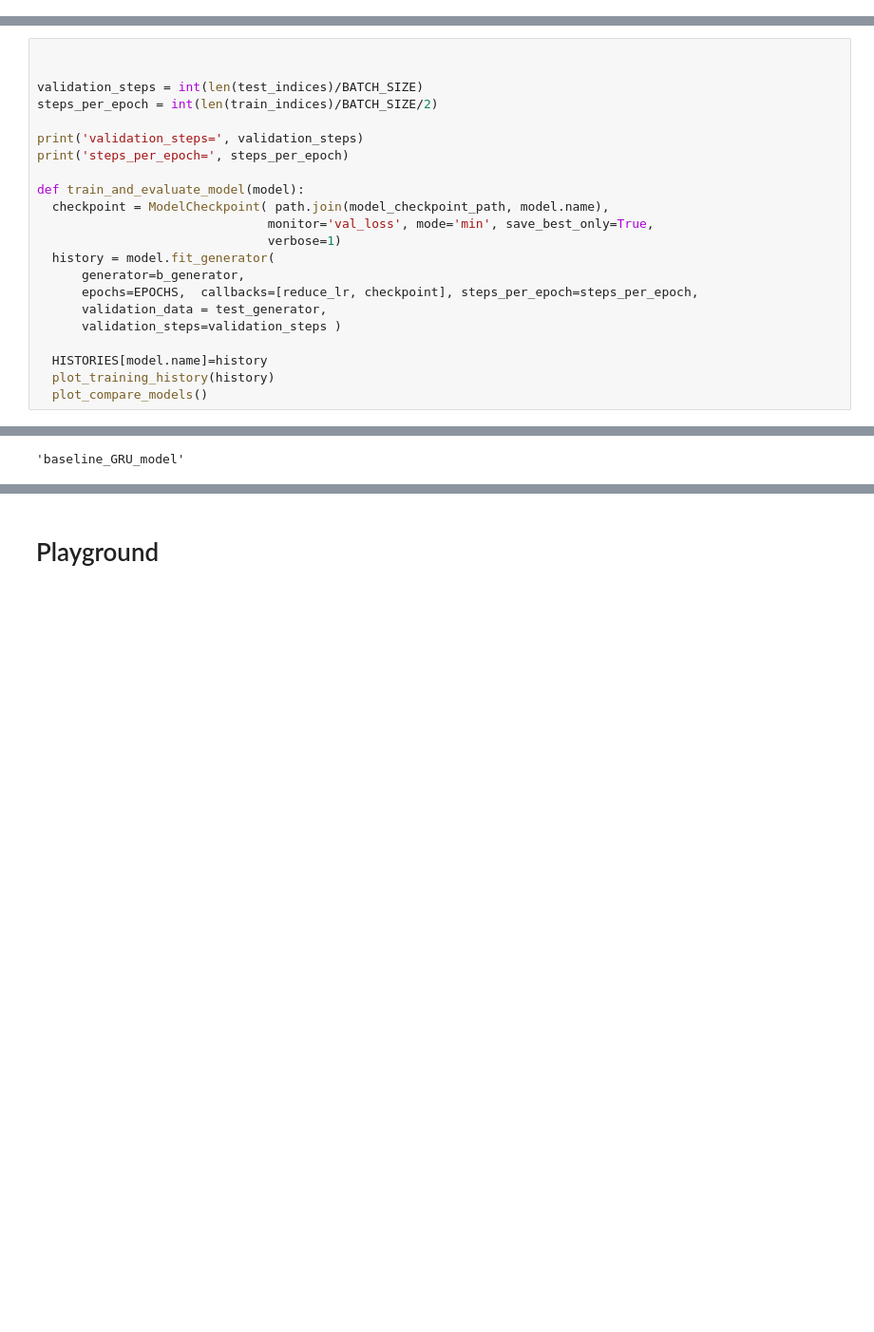
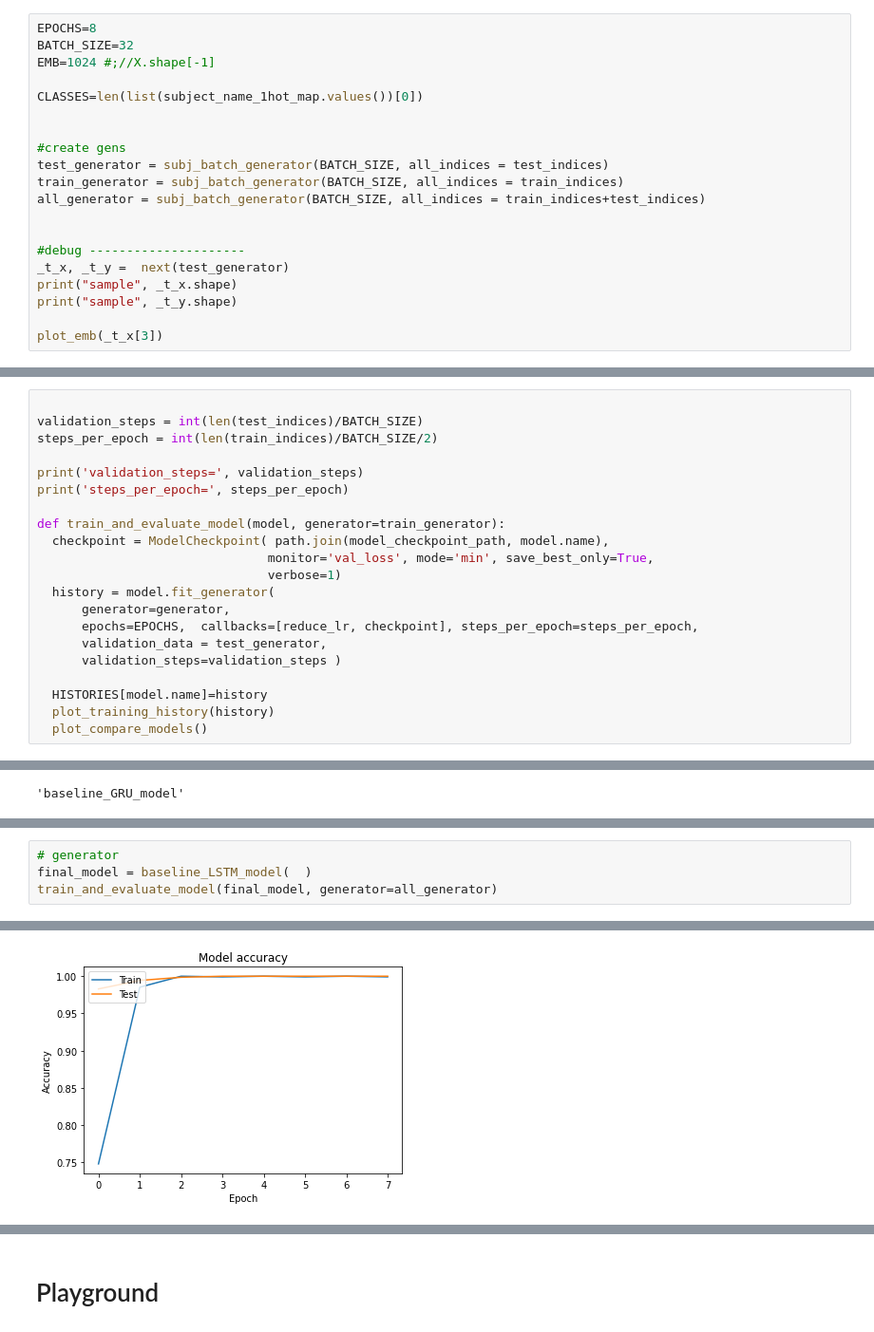
Before and after one commit to nemoware/analyser, a Jupyter notebook: notebooks/TF_subjects.ipynb, the cells around one changed output, grey strips where cells are left out. Shown at 95% size. Drawn from its saved outputs; the diff is of its cells as text; blank space fills up the shorter version.

```diff
--- a/notebooks/TF_subjects.ipynb
+++ b/notebooks/TF_subjects.ipynb
@@ -357,3 +346,23 @@ plot_emb(_t_x[3])
+# %%
+EPOCHS=8
+BATCH_SIZE=32
+EMB=1024 #;//X.shape[-1]
+
+CLASSES=len(list(subject_name_1hot_map.values())[0])
+
+
+#create gens
+test_generator = subj_batch_generator(BATCH_SIZE, all_indices = test_indices)
+train_generator = subj_batch_generator(BATCH_SIZE, all_indices = train_indices)
+all_generator = subj_batch_generator(BATCH_SIZE, all_indices = train_indices+test_indices)
+
+
+#debug ---------------------
+_t_x, _t_y =  next(test_generator)
+print("sample", _t_x.shape)
+print("sample", _t_y.shape)
+
+plot_emb(_t_x[3])
 # %% [markdown]
 # Build Models
 # %% [markdown]
@@ -428,7 +425,6 @@ b_generator = subj_batch_generator(BATCH_SIZE)
 # %% [output]
 model_checkpoint_path /content/drive/My Drive/GazpromOil/trainsets/checkpoints/1_1_19
 # %%
-
 
 validation_steps = int(len(test_indices)/BATCH_SIZE)
 steps_per_epoch = int(len(train_indices)/BATCH_SIZE/2)
@@ -436,12 +432,12 @@ steps_per_epoch = int(len(train_indices)/BATCH_SIZE/2)
 print('validation_steps=', validation_steps)
 print('steps_per_epoch=', steps_per_epoch)
 
-def train_and_evaluate_model(model):
+def train_and_evaluate_model(model, generator=train_generator):
   checkpoint = ModelCheckpoint( path.join(model_checkpoint_path, model.name),
                                monitor='val_loss', mode='min', save_best_only=True,
                                verbose=1)
   history = model.fit_generator(
-      generator=b_generator,
+      generator=generator,
       epochs=EPOCHS,  callbacks=[reduce_lr, checkpoint], steps_per_epoch=steps_per_epoch,
       validation_data = test_generator,
       validation_steps=validation_steps )
@@ -634,0 +633,5 @@ model.evaluate_generator(generator=b_generator, steps=100)
+# %%
+# generator
+final_model = baseline_LSTM_model(  )
+train_and_evaluate_model(final_model, generator=all_generator)
+# %% [output]
@@ -634,0 +655 @@ model.evaluate_generator(generator=b_generator, steps=100)
+[figure, added]
```
Also changed, not shown: parts of 19 cells of this notebook.
